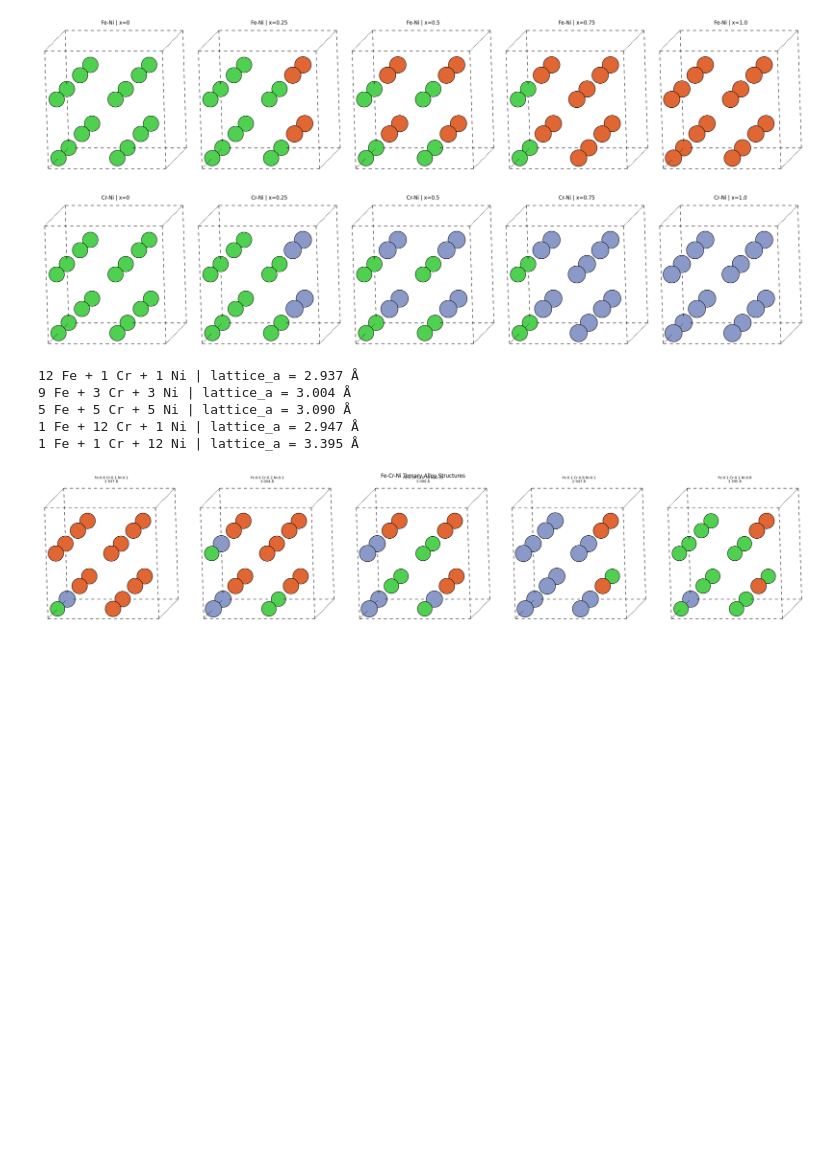
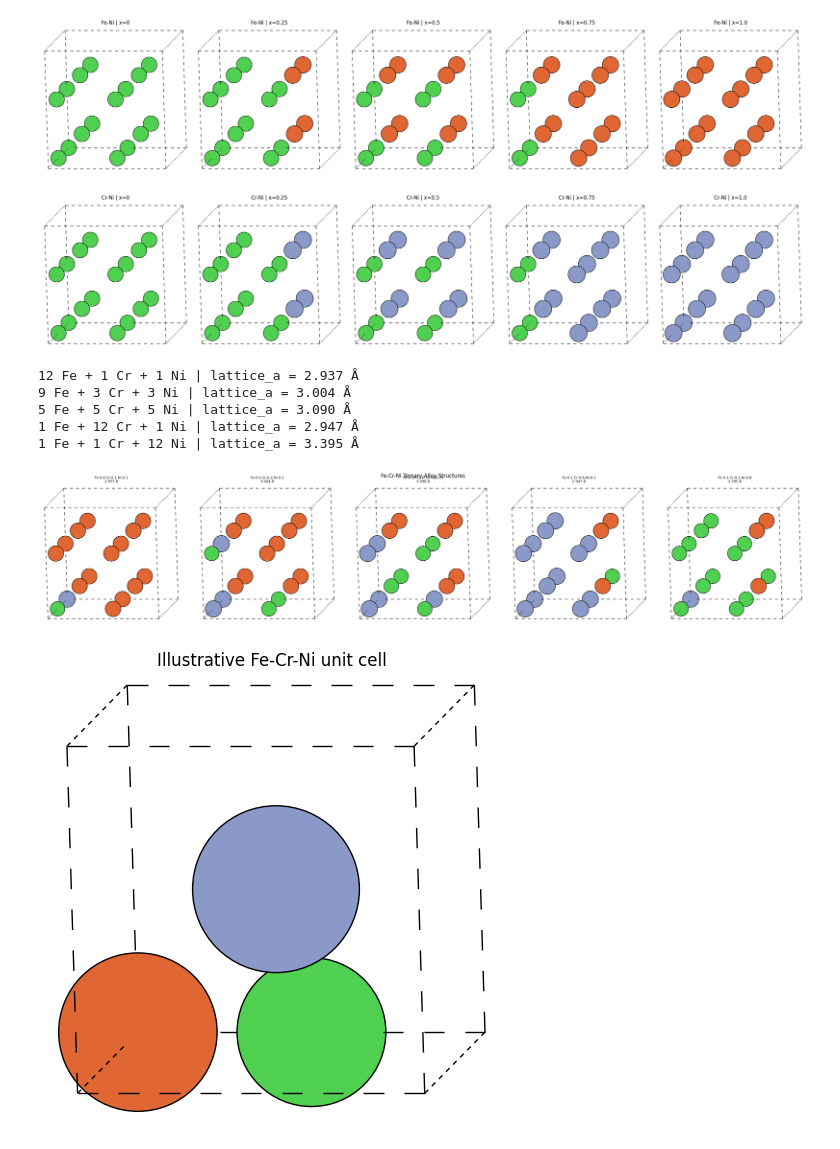
Before and after one commit to alanszewerniak/Calphad, a Jupyter notebook: Project1_ASE_crystallography.ipynb, the cells around one changed output. Cells and saved outputs as stored; diff of their text form; code cells hidden in the pictures; blank space fills up the shorter version.

Commit message:
refining binary code and also added an illustration of a closer up image of ternary

```diff
--- a/Project1_ASE_crystallography.ipynb
+++ b/Project1_ASE_crystallography.ipynb
@@ -235,6 +235,26 @@ plt.suptitle("Fe-Cr-Ni Ternary Alloy Structures", fontsize=12)
 plt.tight_layout()
 plt.show()
 #This follows the same pattern as the binary visualisation — one plot per composition, with the title showing the exact Fe/Cr/Ni fractions and the Vegard's law lattice parameter for each composition.
+
+# Single illustrative unit cell showing all three elements
+lattice = Lattice.cubic(2.937)
+
+species = ["Fe", "Cr", "Ni"]
+coords = [
+    [0.0, 0.0, 0.0],
+    [0.5, 0.5, 0.5],
+    [0.5, 0.0, 0.0],
+]
+
+structure = Structure(lattice, species, coords)
+
+# Visualise
+fig, ax = plt.subplots(1, 1, figsize=(5, 5))
+ase_atoms = adaptor.get_atoms(structure)
+plot_atoms(ase_atoms, ax, radii=0.5, rotation="10x,-10y,0z")
+ax.set_title("Illustrative Fe-Cr-Ni unit cell")
+plt.tight_layout()
+plt.show()
 # %% [output]
 Fe (α)
   Number of atoms in unit cell : 2
@@ -251,30 +271,31 @@ Fe (γ)
 ... (13 lines left out)
   Number of atoms in unit cell : 2
   Lattice parameter            : 2.884 Å
   Volume                       : 23.988 Å³
   Sites                        : [PeriodicSite: Cr (0.0, 0.0, 0.0) [0.0, 0.0, 0.0], PeriodicSite: Cr (1.442, 1.442, 1.442) [0.5, 0.5, 0.5]]
 [figure]
 0 Fe + 16 Cr | lattice_a = 2.884 Å
 4 Fe + 12 Cr | lattice_a = 2.880 Å
 8 Fe + 8 Cr | lattice_a = 2.877 Å
 12 Fe + 4 Cr | lattice_a = 2.873 Å
 16 Fe + 0 Cr | lattice_a = 2.870 Å
 0 Fe + 16 Ni | lattice_a = 3.524 Å
 4 Fe + 12 Ni | lattice_a = 3.361 Å
 8 Fe + 8 Ni | lattice_a = 3.197 Å
 12 Fe + 4 Ni | lattice_a = 3.034 Å
 16 Fe + 0 Ni | lattice_a = 2.870 Å
 0 Cr + 16 Ni | lattice_a = 3.524 Å
 4 Cr + 12 Ni | lattice_a = 3.364 Å
 8 Cr + 8 Ni | lattice_a = 3.204 Å
 12 Cr + 4 Ni | lattice_a = 3.044 Å
 16 Cr + 0 Ni | lattice_a = 2.884 Å
 [figure]
 [figure]
 [figure]
 12 Fe + 1 Cr + 1 Ni | lattice_a = 2.937 Å
 9 Fe + 3 Cr + 3 Ni | lattice_a = 3.004 Å
 5 Fe + 5 Cr + 5 Ni | lattice_a = 3.090 Å
 1 Fe + 12 Cr + 1 Ni | lattice_a = 2.947 Å
 1 Fe + 1 Cr + 12 Ni | lattice_a = 3.395 Å
 [figure]
+[figure, added]
```
